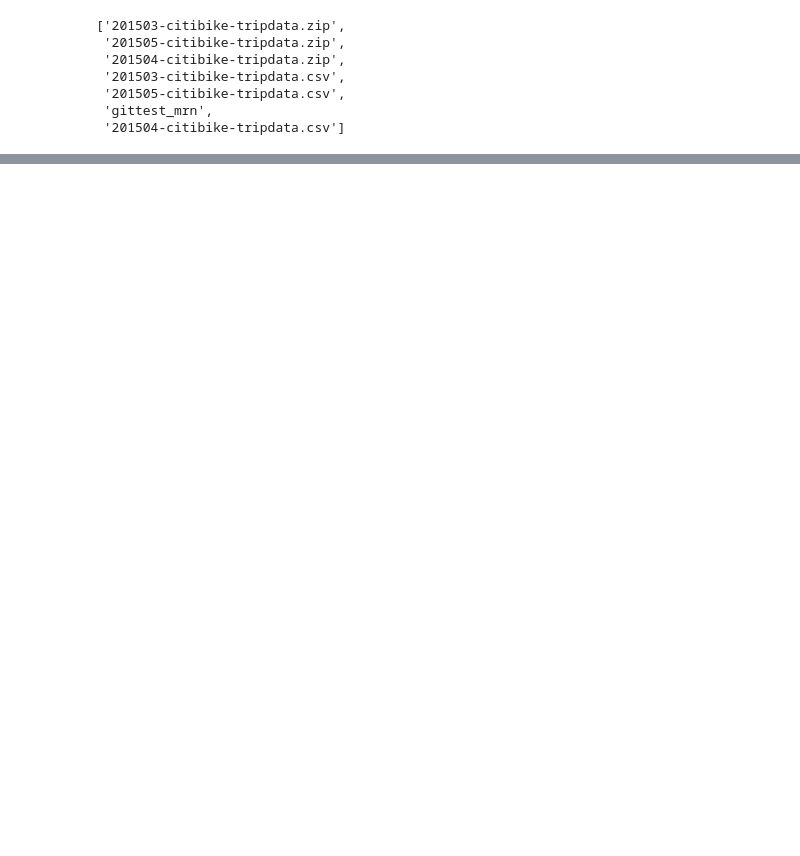
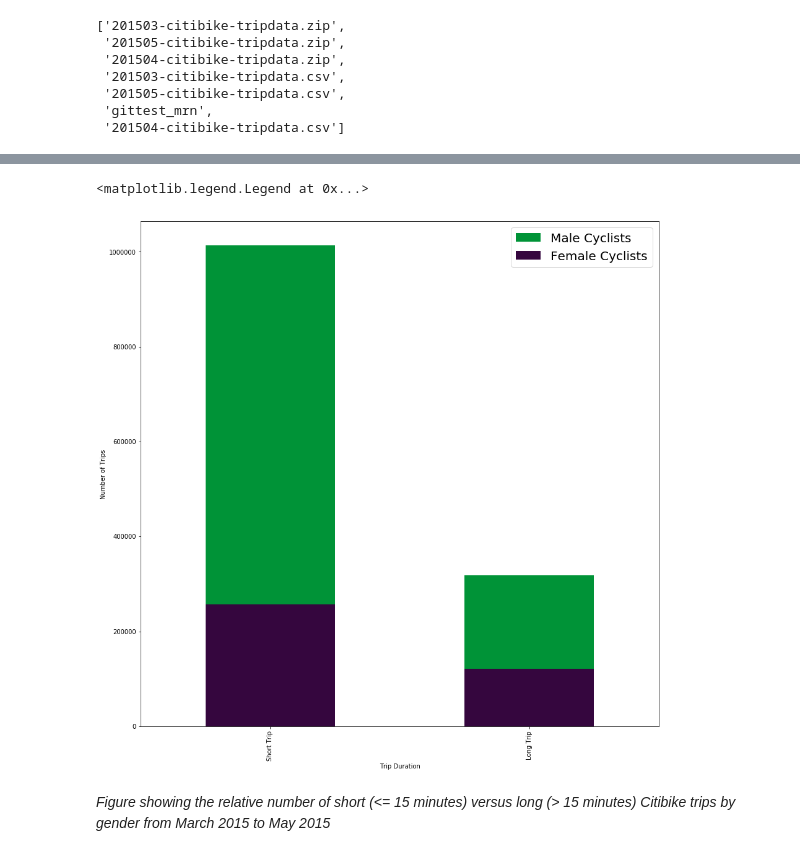
Before and after one commit to tharma3/PUI2018_mrn291, a Jupyter notebook: HW4_mrn291/Assignment_2.ipynb, the cells around one changed output, grey strips where cells are left out. Drawn from its saved outputs; the diff is of its cells as text; code cells hidden in the pictures; blank space fills up the shorter version.

```diff
--- a/HW4_mrn291/Assignment_2.ipynb
+++ b/HW4_mrn291/Assignment_2.ipynb
@@ -94,0 +102,19 @@ fig = pl.figure(figsize(15,15))
+# %%
+#plot the variables of interest
+fig = pl.figure(figsize(15,15))
+
+#filter out unknown
+plot_data = pd.pivot_table(citibike_subset[citibike_subset['gender'] >0], index='long_trip', columns='gender', aggfunc='count')
+plot_data.columns = ['male','female']
+
+plot_data['male'].plot(kind="bar", color='xkcd:kelley green', label='male')
+plot_data['female'].plot(kind="bar", color='xkcd:dark purple', label='female')
+plt.xlabel("Trip Duration")
+plt.ylabel("Number of Trips")
+plt.xticks(np.arange(2), ('Short Trip','Long Trip'))
+plt.legend(['Male Cyclists', 'Female Cyclists'], fontsize=20)
+# %% [output]
+<matplotlib.legend.Legend at 0x...>
+[figure, added]
+# %% [markdown]
+*Figure showing the relative number of short (<= 15 minutes) versus long (> 15 minutes) Citibike trips by gender from March 2015 to May 2015*
```
Also changed, not shown: parts of 5 cells of this notebook.
